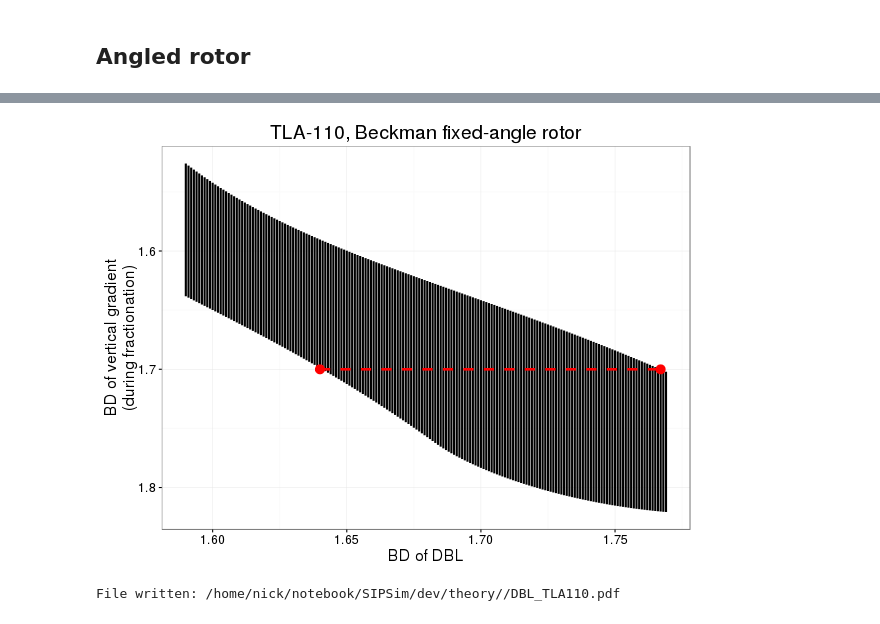
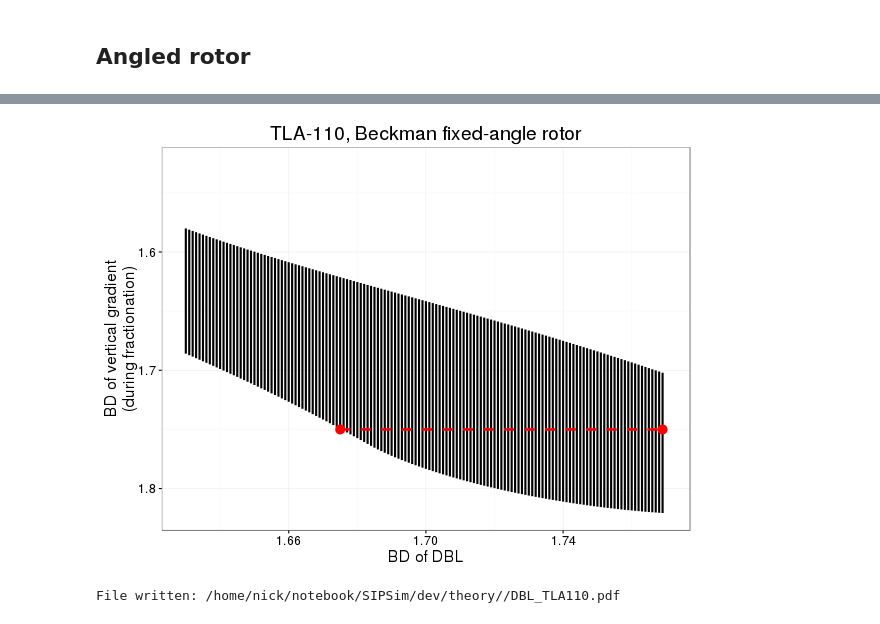
Before and after one commit to nick-youngblut/SIPSim, a Jupyter notebook: ipynb/theory/diff_bound_layer.ipynb, the cells around one changed output, grey strips where cells are left out. Cells and saved outputs as stored; diff of their text form; code cells hidden in the pictures.

Commit message:
manuscript figure edits and value lookups

```diff
--- a/ipynb/theory/diff_bound_layer.ipynb
+++ b/ipynb/theory/diff_bound_layer.ipynb
@@ -572,29 +557,31 @@ Processing: Erwinia_amylovora_LA636
 # %%
 %%R -w 600 -h 450
 inFile = '/home/nick/notebook/SIPSim/t/genome100/DBL_index.txt'
 df = read.delim(inFile, sep='\t') %>%
     gather(pos, vert_grad_BD, vert_gradient_BD_low, vert_gradient_BD_high)
 
 # example
-df.ex = data.frame('DBL_BD' = c(1.64, 1.767), 'vert_grad_BD' = c(1.7, 1.7))
+df.ex = data.frame('DBL_BD' = c(1.675, 1.769), 'vert_grad_BD' = c(1.75, 1.75))
 
 # plot
 p.TLA = ggplot(df, aes(DBL_BD, vert_grad_BD, color=pos, group=DBL_BD)) +
     geom_line(color='black', size=1) +
     geom_point(data=df.ex, color='red', size=4) +
     geom_line(data=df.ex, aes(group=vert_grad_BD), color='red', linetype='dashed', size=1.2) +
     #geom_vline(xintercept=1.774, linetype='dashed', alpha=0.5, color='blue') +  # theoretical max fragment BD
+    #scale_y_reverse(limits=c(1.85, 1.50)) +
     scale_y_reverse() +
+    scale_x_continuous(limits=c(1.63, 1.77)) +
     labs(x='BD of DBL',
          y='BD of vertical gradient\n(during fractionation)',
          title='TLA-110, Beckman fixed-angle rotor') +
     theme_bw() +
     theme(
         text = element_text(size=16)
     )
 p.TLA
 # %% [output]
-[figure, old version]
+[figure, new version]
 # %%
 %%R -i workDir
 # saving figure
```
Also changed, not shown: parts of 4 cells of this notebook, 4 other files.
